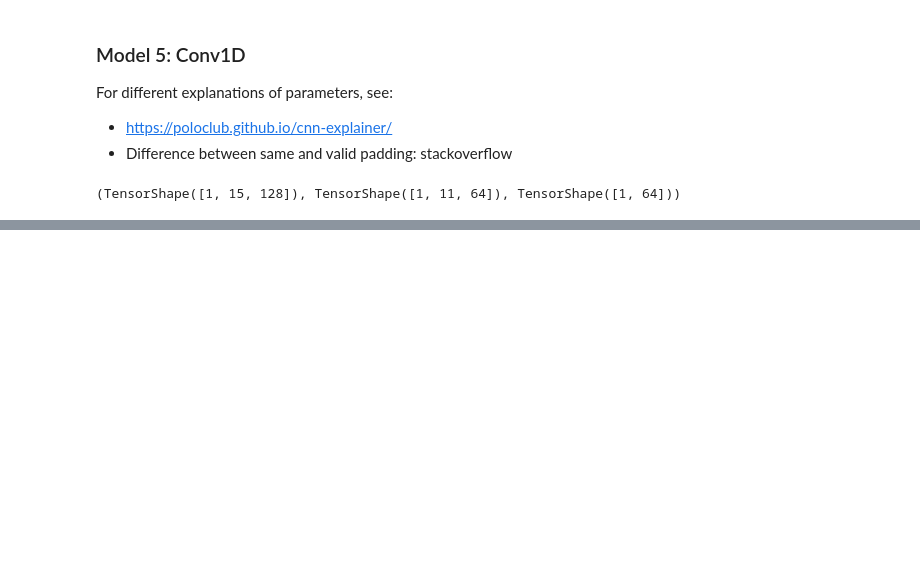
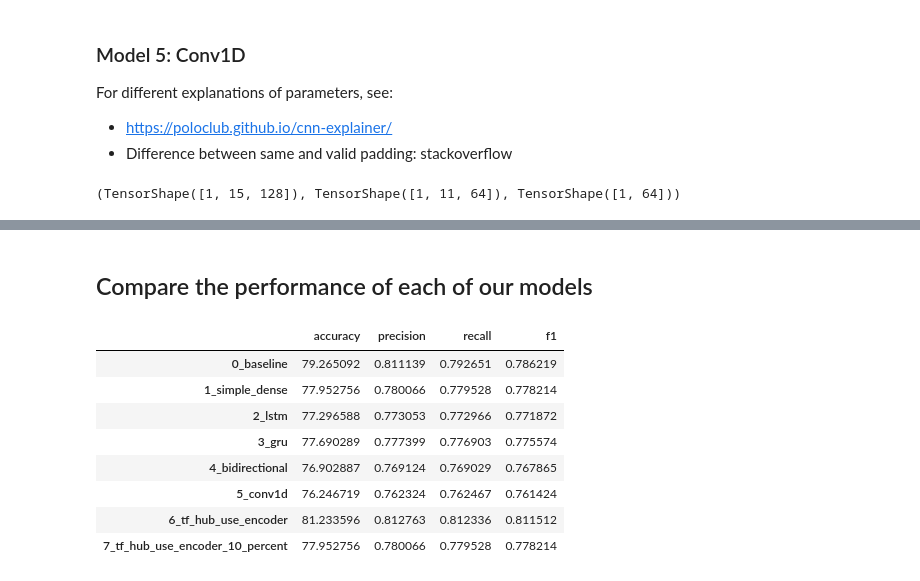
Before and after one commit to shaluc04/tensorflow-for-deeplearning, a Jupyter notebook: 08_introduction_to_nlp_in_tensorflow.ipynb, the cells around one changed output, grey strips where cells are left out. Saved outputs shown, nothing was run; the diff lists cells and outputs as text; code cells hidden in the pictures; blank space fills up the shorter version.

```diff
--- a/08_introduction_to_nlp_in_tensorflow.ipynb
+++ b/08_introduction_to_nlp_in_tensorflow.ipynb
@@ -997,0 +1308,7 @@ embedding_test.shape, conv_1d_output.shape, max_pool_output.shape
+# %%
+# fit the model to the 10% training data subsets
+model_7_history = model_7.fit(train_sentences_10_percent,
+                              train_labels_10_percent,
+                              epochs=5,
+                              validation_data=(val_sentences, val_labels),
+                              callbacks=[create_tensorboard_callback(SAVE_DIR, "model_7_tf_hub_correct_10_percent")])
@@ -997,0 +1327,4 @@ embedding_test.shape, conv_1d_output.shape, max_pool_output.shape
+# %%
+# make predictions with model_7
+model_7_pred_probs = model_7.predict(val_sentences)
+model_7_pred_probs[:10]
@@ -997,0 +1375,24 @@ embedding_test.shape, conv_1d_output.shape, max_pool_output.shape
+# %% [markdown]
+## Compare the performance of each of our models
+# %%
+# Combine model results into a dataframe
+all_model_results = pd.DataFrame({"0_baseline": baseline_results,
+                                  "1_simple_dense": model_1_results,
+                                  "2_lstm": model_2_results,
+                                  "3_gru": model_3_results,
+                                  "4_bidirectional": model_4_results,
+                                  "5_conv1d": model_5_results,
+                                  "6_tf_hub_use_encoder": model_6_results,
+                                  "7_tf_hub_use_encoder_10_percent": model_7_results})
+all_model_results = all_model_results.transpose()
+all_model_results
+# %% [output]
+|  | accuracy | precision | recall | f1 |
+| 0_baseline | 79.265092 | 0.811139 | 0.792651 | 0.786219 |
+| 1_simple_dense | 77.952756 | 0.780066 | 0.779528 | 0.778214 |
+| 2_lstm | 77.296588 | 0.773053 | 0.772966 | 0.771872 |
+| 3_gru | 77.690289 | 0.777399 | 0.776903 | 0.775574 |
+| 4_bidirectional | 76.902887 | 0.769124 | 0.769029 | 0.767865 |
+| 5_conv1d | 76.246719 | 0.762324 | 0.762467 | 0.761424 |
+| 6_tf_hub_use_encoder | 81.233596 | 0.812763 | 0.812336 | 0.811512 |
+| 7_tf_hub_use_encoder_10_percent | 77.952756 | 0.780066 | 0.779528 | 0.778214 |
```
Also changed, not shown: parts of 104 cells of this notebook.
